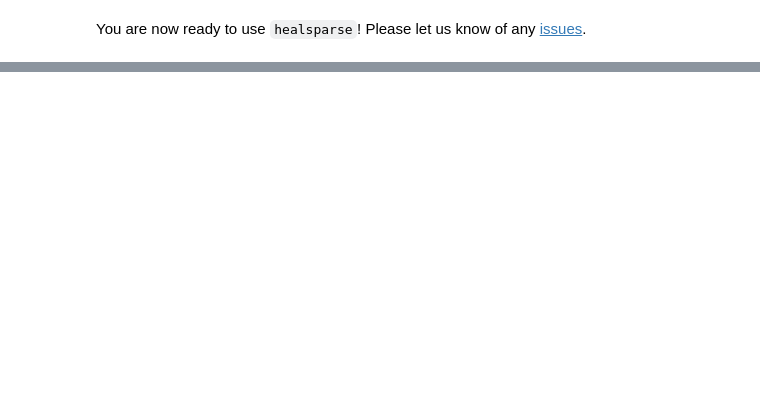
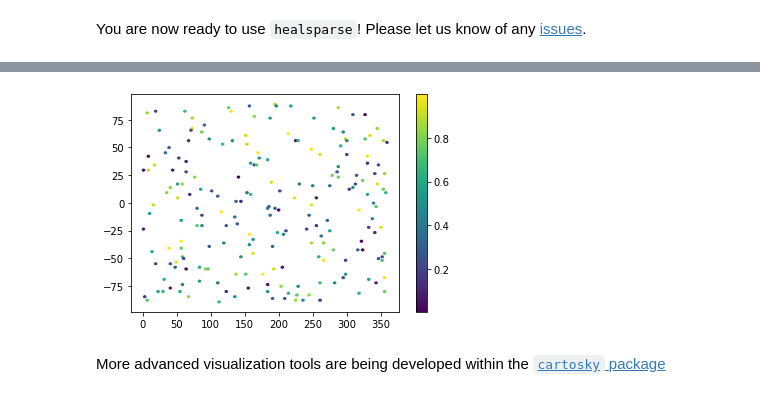
Before and after one commit to LSSTDESC/healsparse, a Jupyter notebook: tutorial/quickstart.ipynb, the cells around one changed output, grey strips where cells are left out. Saved outputs shown, nothing was run; the diff lists cells and outputs as text; code cells hidden in the pictures; blank space fills up the shorter version.

Commit message:
Added basic visualization hints

```diff
--- a/tutorial/quickstart.ipynb
+++ b/tutorial/quickstart.ipynb
@@ -237,0 +336,9 @@ You are now ready to use `healsparse`! Please let us know of any [issues](https:
+# %%
+vpix, ra, dec = hsp_map.valid_pixels_pos(return_pixels=True)
+plt.hexbin(ra, dec, C=hsp_map[vpix])
+plt.colorbar()
+plt.show()
+# %% [output]
+[figure, added]
+# %% [markdown]
+More advanced visualization tools are being developed within the [`cartosky` package](https://github.com/kadrlica/cartosky)
```
Also changed, not shown: parts of 21 cells of this notebook, 1 other file.
